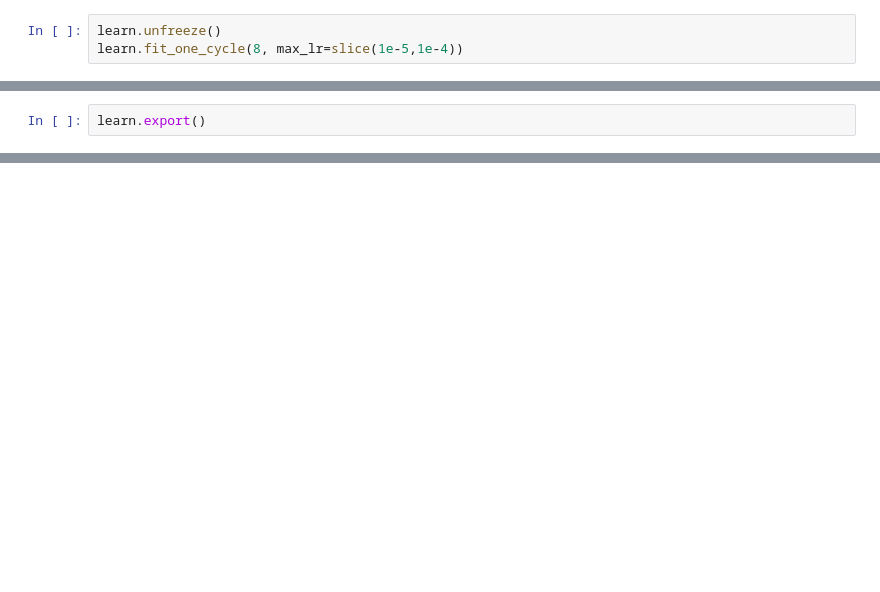
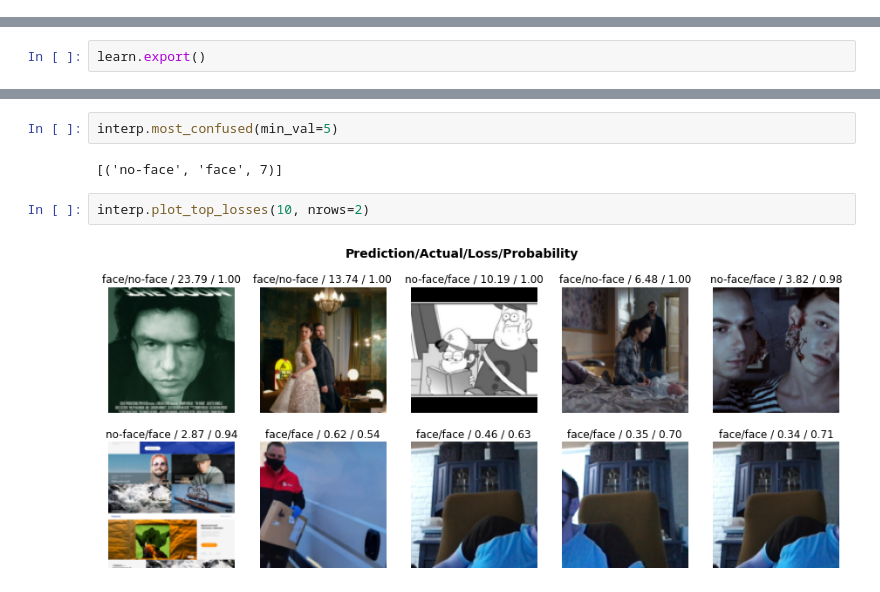
Before and after one commit to gapon/pomodoro_tracker, a Jupyter notebook: train_model.ipynb, the cells around one changed output, grey strips where cells are left out. Saved outputs shown, nothing was run; the diff lists cells and outputs as text; blank space fills up the shorter version.

```diff
--- a/train_model.ipynb
+++ b/train_model.ipynb
@@ -68,3 +35,0 @@ LR Finder is complete, type {learner_name}.recorder.plot() to see the graph.
-# %%
-learn.unfreeze()
-learn.fit_one_cycle(8, max_lr=slice(1e-5,1e-4))
@@ -121,0 +44,8 @@ learn.export()
+# %%
+interp.most_confused(min_val=5)
+# %% [output]
+[('no-face', 'face', 7)]
+# %%
+interp.plot_top_losses(10, nrows=2)
+# %% [output]
+[figure, added]
```
Also changed, not shown: parts of 26 cells of this notebook.
